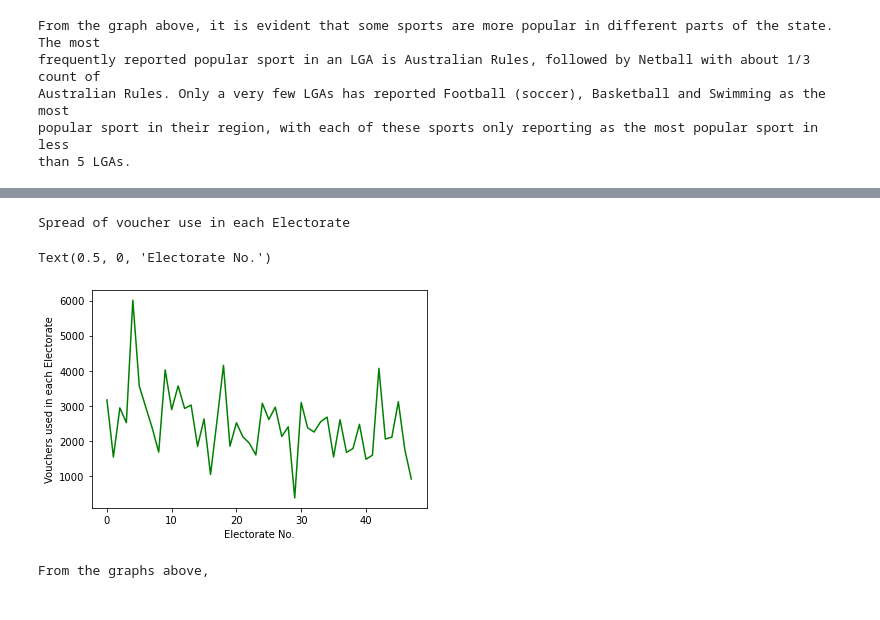
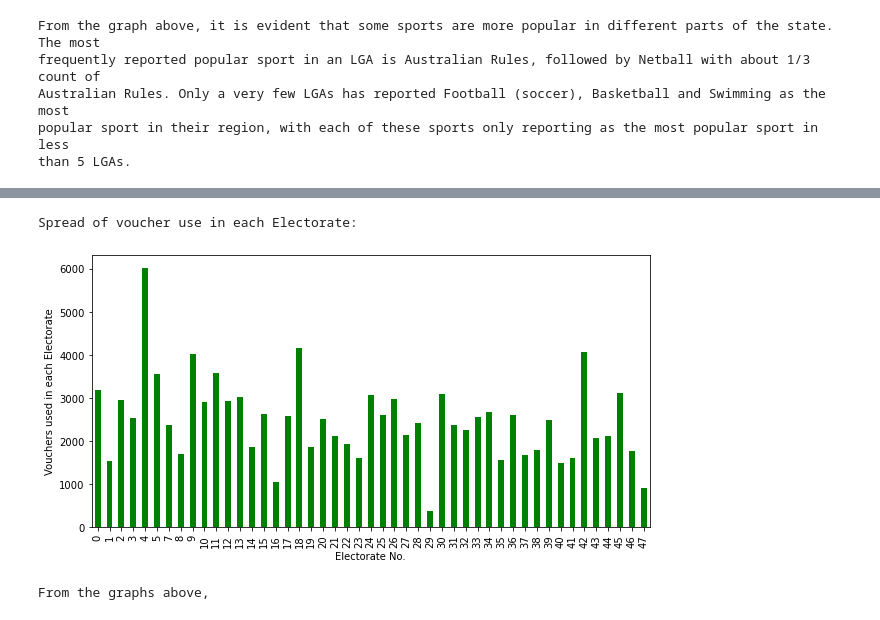
Before and after one commit to MQCOMP2200-S2-2021/data-science-portfolio-JoeB-cybersecurity, a Jupyter notebook: Portfolio 2.ipynb, the cells around one changed output, grey strips where cells are left out. Drawn from its saved outputs; the diff is of its cells as text; code cells hidden in the pictures.

```diff
--- a/Portfolio 2.ipynb
+++ b/Portfolio 2.ipynb
@@ -242,12 +262,12 @@ Text(0.5, 0, 'Electorate No.')
 # %%
-print("Spread of voucher use in each Electorate")
-df1.iloc[2].plot(color='green')
+plt.figure(figsize=(10,5))
+df1.iloc[2].plot(kind="bar",color='green')
 plt.ylabel('Vouchers used in each Electorate')
 plt.xlabel('Electorate No.')
+print("Spread of voucher use in each Electorate:")
 # %% [output]
-Spread of voucher use in each Electorate
+Spread of voucher use in each Electorate:
-Text(0.5, 0, 'Electorate No.')
-[figure, old version]
+[figure, new version]
 # %%
 print("From the graphs above, ")
 # %% [output]
```
Also changed, not shown: parts of 9 cells of this notebook.
